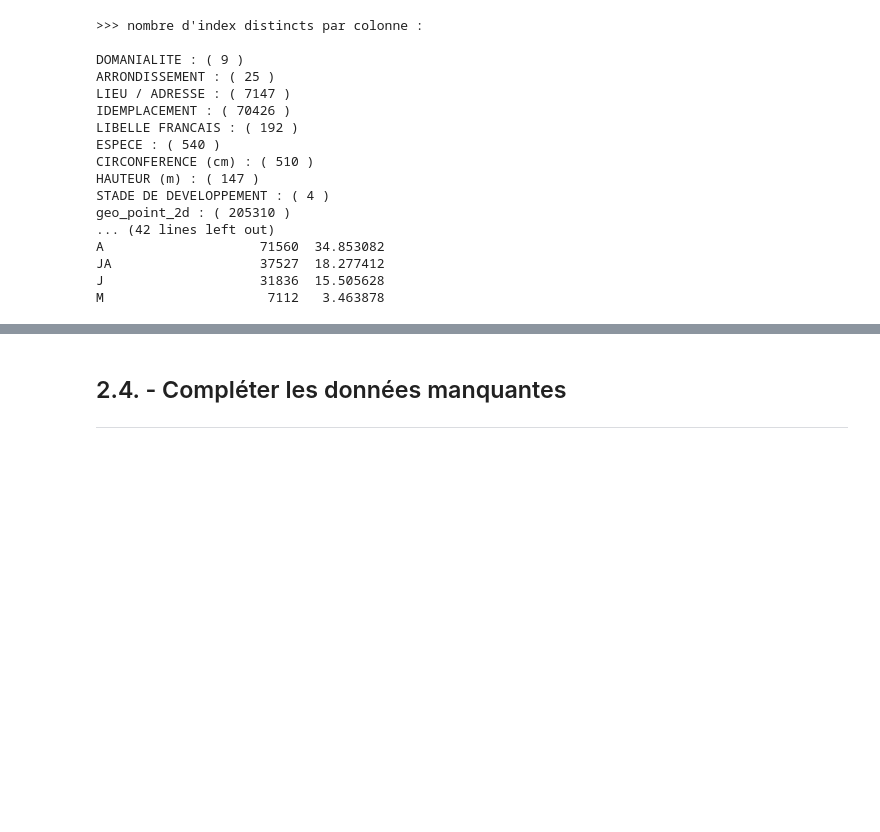
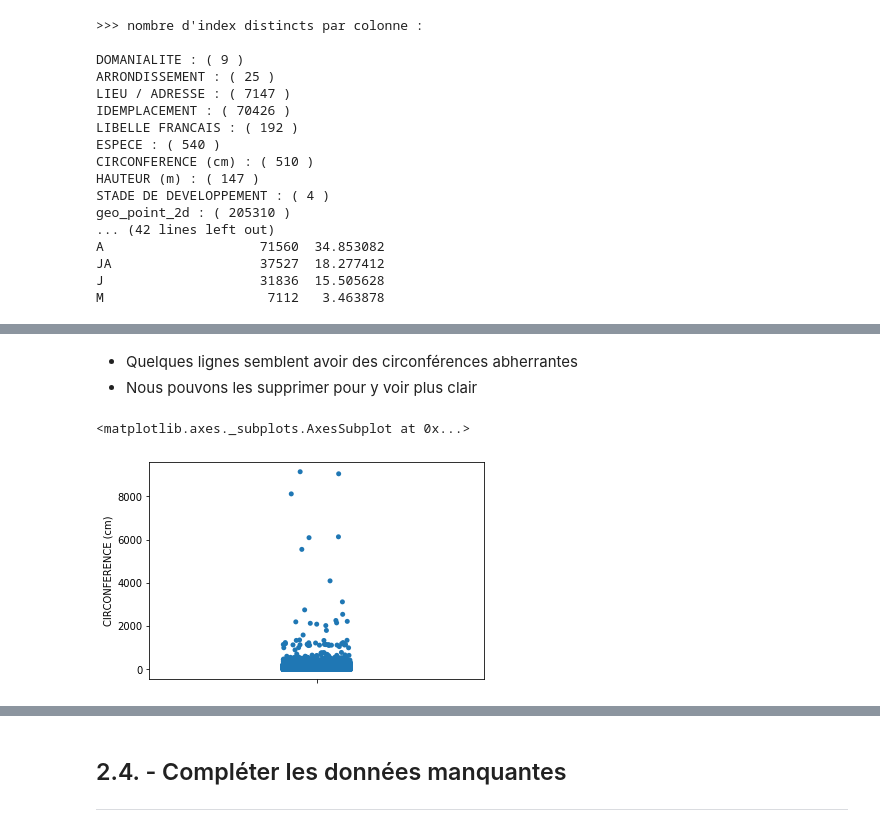
Before and after one commit to Rezzas/ocr_projet2, a Jupyter notebook: P2_ramos_sebastian/P2_ramos_sebastian.ipynb, the cells around one changed output, grey strips where cells are left out. Drawn from its saved outputs; the diff is of its cells as text; code cells hidden in the pictures; blank space fills up the shorter version.

```diff
--- a/P2_ramos_sebastian/P2_ramos_sebastian.ipynb
+++ b/P2_ramos_sebastian/P2_ramos_sebastian.ipynb
@@ -514,0 +548,9 @@ M                     7112   3.463878
+# %% [markdown]
+* Quelques lignes semblent avoir des circonférences abherrantes
+* Nous pouvons les supprimer pour y voir plus clair
+# %%
+clean_data = data[~(data['CIRCONFERENCE (cm)'] > 10000)]
+sns.stripplot(x=clean_data['CIRCONFERENCE (cm)'], orient='v')
+# %% [output]
+<matplotlib.axes._subplots.AxesSubplot at 0x...>
+[figure, added]
```
Also changed, not shown: parts of 11 cells of this notebook.
